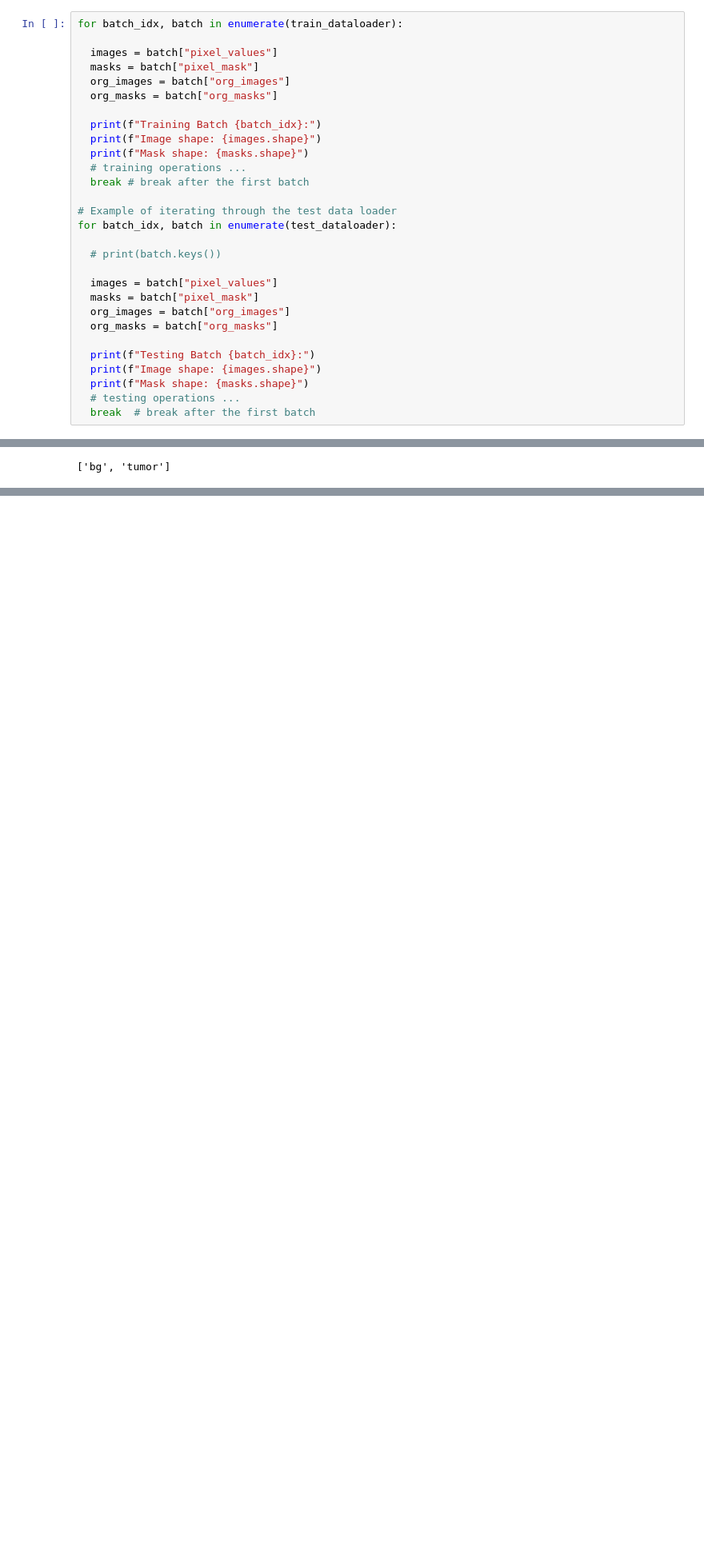
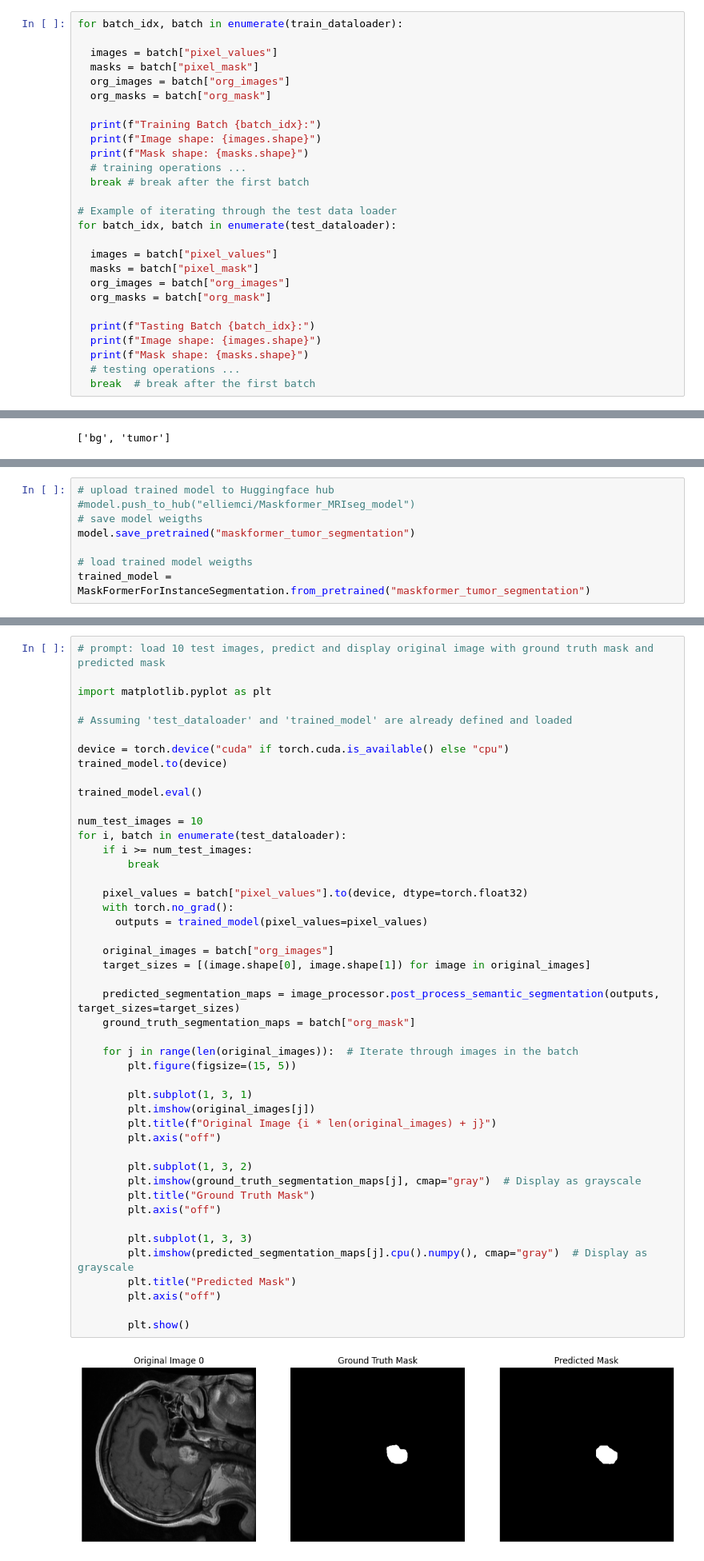
Before and after one commit to elliemci/vision-transformer-models, a Jupyter notebook: image_segmentation/maskformer_seg_training.ipynb, the cells around one changed output, grey strips where cells are left out. Shown at 80% size. Cells and saved outputs as stored; diff of their text form; blank space fills up the shorter version.

```diff
--- a/image_segmentation/maskformer_seg_training.ipynb
+++ b/image_segmentation/maskformer_seg_training.ipynb
@@ -255,7 +230,7 @@ for batch_idx, batch in enumerate(train_dataloader):
   images = batch["pixel_values"]
   masks = batch["pixel_mask"]
   org_images = batch["org_images"]
-  org_masks = batch["org_masks"]
+  org_masks = batch["org_mask"]
 
   print(f"Training Batch {batch_idx}:")
   print(f"Image shape: {images.shape}")
@@ -266,14 +241,12 @@ for batch_idx, batch in enumerate(train_dataloader):
 # Example of iterating through the test data loader
 for batch_idx, batch in enumerate(test_dataloader):
 
-  # print(batch.keys())
-
   images = batch["pixel_values"]
   masks = batch["pixel_mask"]
   org_images = batch["org_images"]
-  org_masks = batch["org_masks"]
+  org_masks = batch["org_mask"]
 
-  print(f"Testing Batch {batch_idx}:")
+  print(f"Tasting Batch {batch_idx}:")
   print(f"Image shape: {images.shape}")
   print(f"Mask shape: {masks.shape}")
   # testing operations ...
@@ -508,0 +419,8 @@ trainer.train(num_epochs=2)
+# %%
+# upload trained model to Huggingface hub
+#model.push_to_hub("elliemci/Maskformer_MRIseg_model")
+# save model weigths
+model.save_pretrained("maskformer_tumor_segmentation")
+
+# load trained model weigths
+trained_model = MaskFormerForInstanceSegmentation.from_pretrained("maskformer_tumor_segmentation")
@@ -510,0 +439,48 @@ trainer.train(num_epochs=2)
+# %%
+# prompt: load 10 test images, predict and display original image with ground truth mask and predicted mask
+
+import matplotlib.pyplot as plt
+
+# Assuming 'test_dataloader' and 'trained_model' are already defined and loaded
+
+device = torch.device("cuda" if torch.cuda.is_available() else "cpu")
+trained_model.to(device)
+
+trained_model.eval()
+
+num_test_images = 10
+for i, batch in enumerate(test_dataloader):
+    if i >= num_test_images:
+        break
+
+    pixel_values = batch["pixel_values"].to(device, dtype=torch.float32)
+    with torch.no_grad():
+      outputs = trained_model(pixel_values=pixel_values)
+
+    original_images = batch["org_images"]
+    target_sizes = [(image.shape[0], image.shape[1]) for image in original_images]
+
+    predicted_segmentation_maps = image_processor.post_process_semantic_segmentation(outputs, target_sizes=target_sizes)
+    ground_truth_segmentation_maps = batch["org_mask"]
+
+    for j in range(len(original_images)):  # Iterate through images in the batch
+        plt.figure(figsize=(15, 5))
+
+        plt.subplot(1, 3, 1)
+        plt.imshow(original_images[j])
+        plt.title(f"Original Image {i * len(original_images) + j}")
+        plt.axis("off")
+
+        plt.subplot(1, 3, 2)
+        plt.imshow(ground_truth_segmentation_maps[j], cmap="gray")  # Display as grayscale
+        plt.title("Ground Truth Mask")
+        plt.axis("off")
+
+        plt.subplot(1, 3, 3)
+        plt.imshow(predicted_segmentation_maps[j].cpu().numpy(), cmap="gray")  # Display as grayscale
+        plt.title("Predicted Mask")
+        plt.axis("off")
+
+        plt.show()
+# %% [output]
+[figure, added]
```
Also changed, not shown: parts of 20 cells of this notebook.
